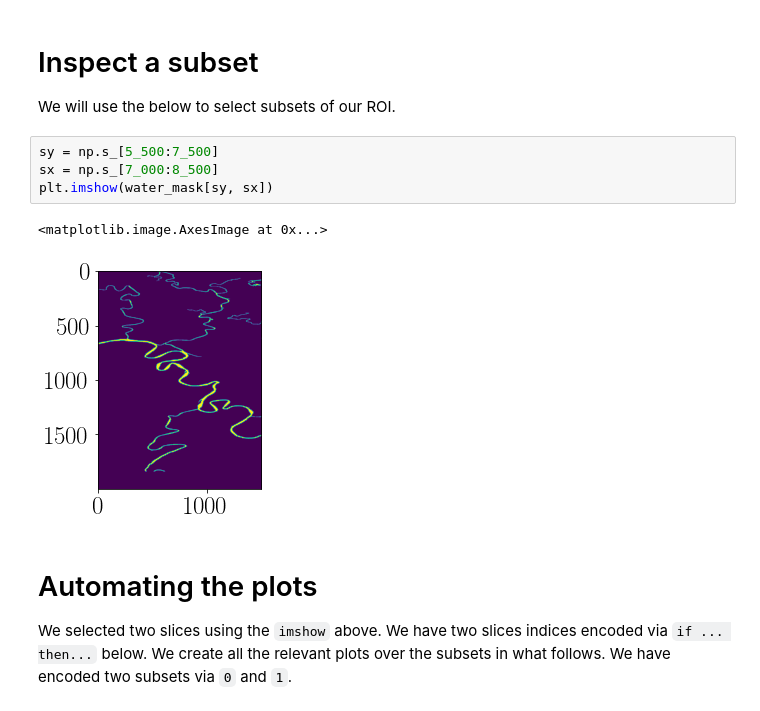
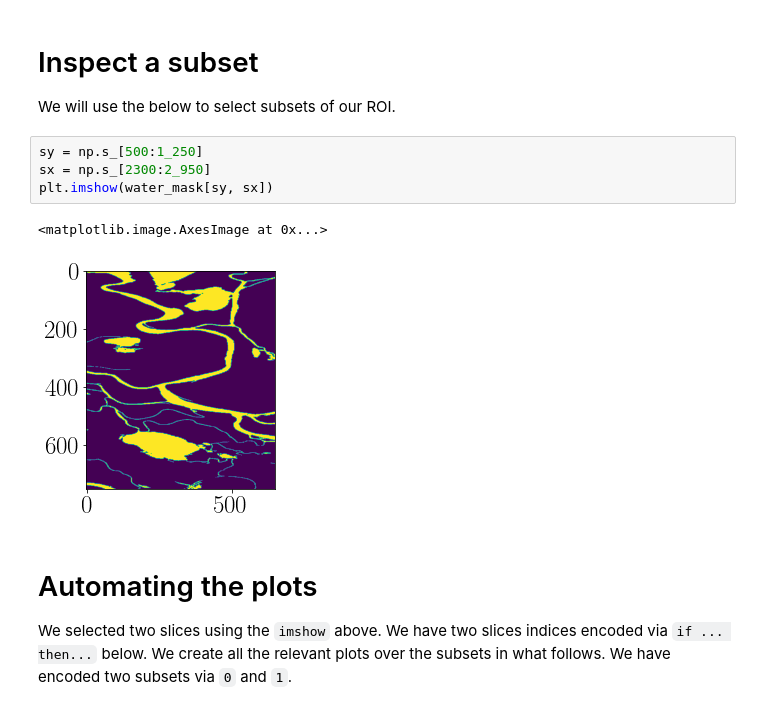
Before and after one commit to simard-landscape-lab/orinoco, a Jupyter notebook: notebooks/validation_with_grwl/4 - Figures - Connectivity.ipynb, the cells around one changed output. Cells and saved outputs as stored; diff of their text form.

```diff
--- a/notebooks/validation_with_grwl/4 - Figures - Connectivity.ipynb
+++ b/notebooks/validation_with_grwl/4 - Figures - Connectivity.ipynb
@@ -89,12 +89,12 @@ edges_orinoco.plot()
 
 We will use the below to select subsets of our ROI.
 # %%
-sy = np.s_[5_500:7_500]
-sx = np.s_[7_000:8_500]
+sy = np.s_[500:1_250]
+sx = np.s_[2300:2_950]
 plt.imshow(water_mask[sy, sx])
 # %% [output]
 <matplotlib.image.AxesImage at 0x...>
-[figure, old version]
+[figure, new version]
 # %% [markdown]
 # Automating the plots
 
```
Also changed, not shown: parts of 8 cells of this notebook, 12 other files.
